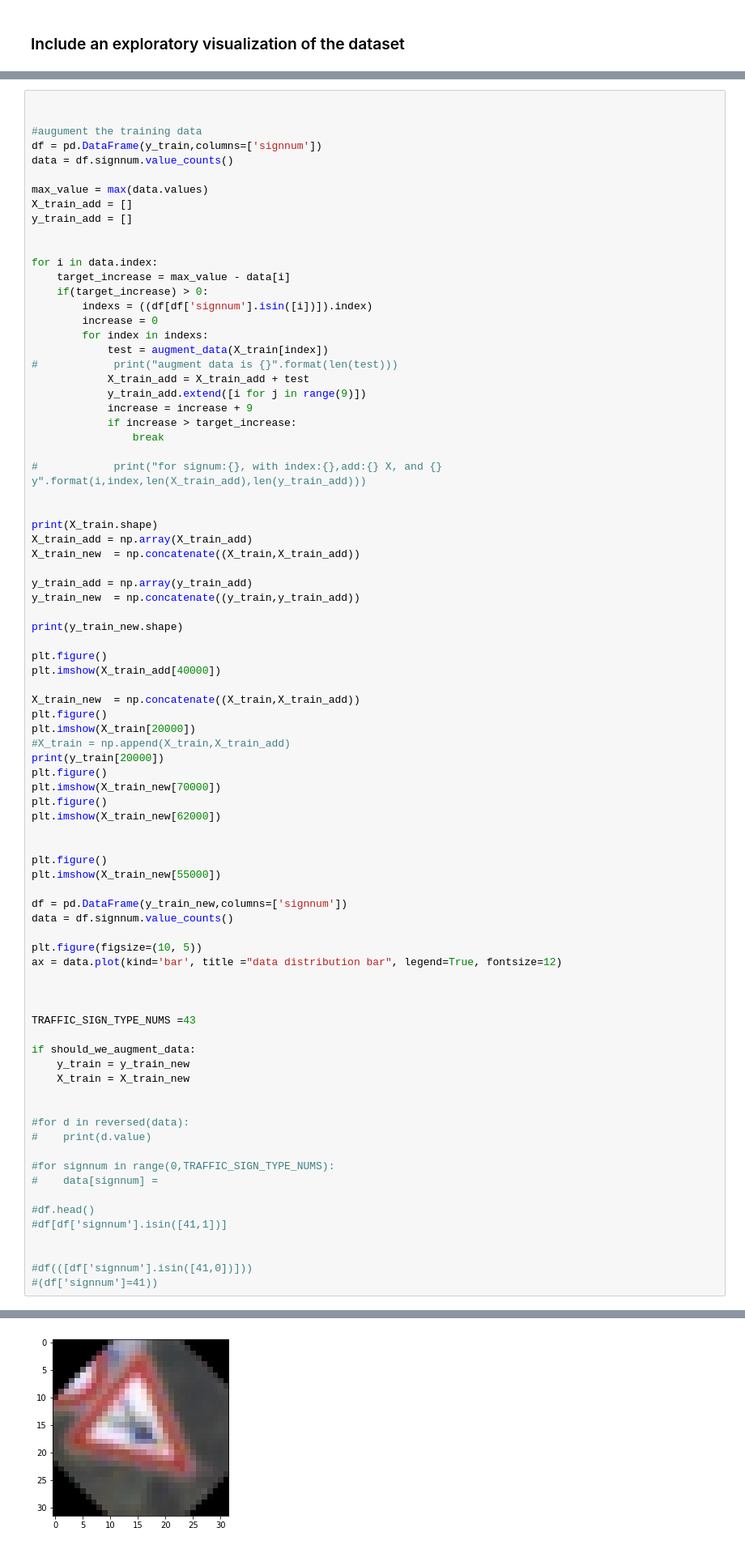
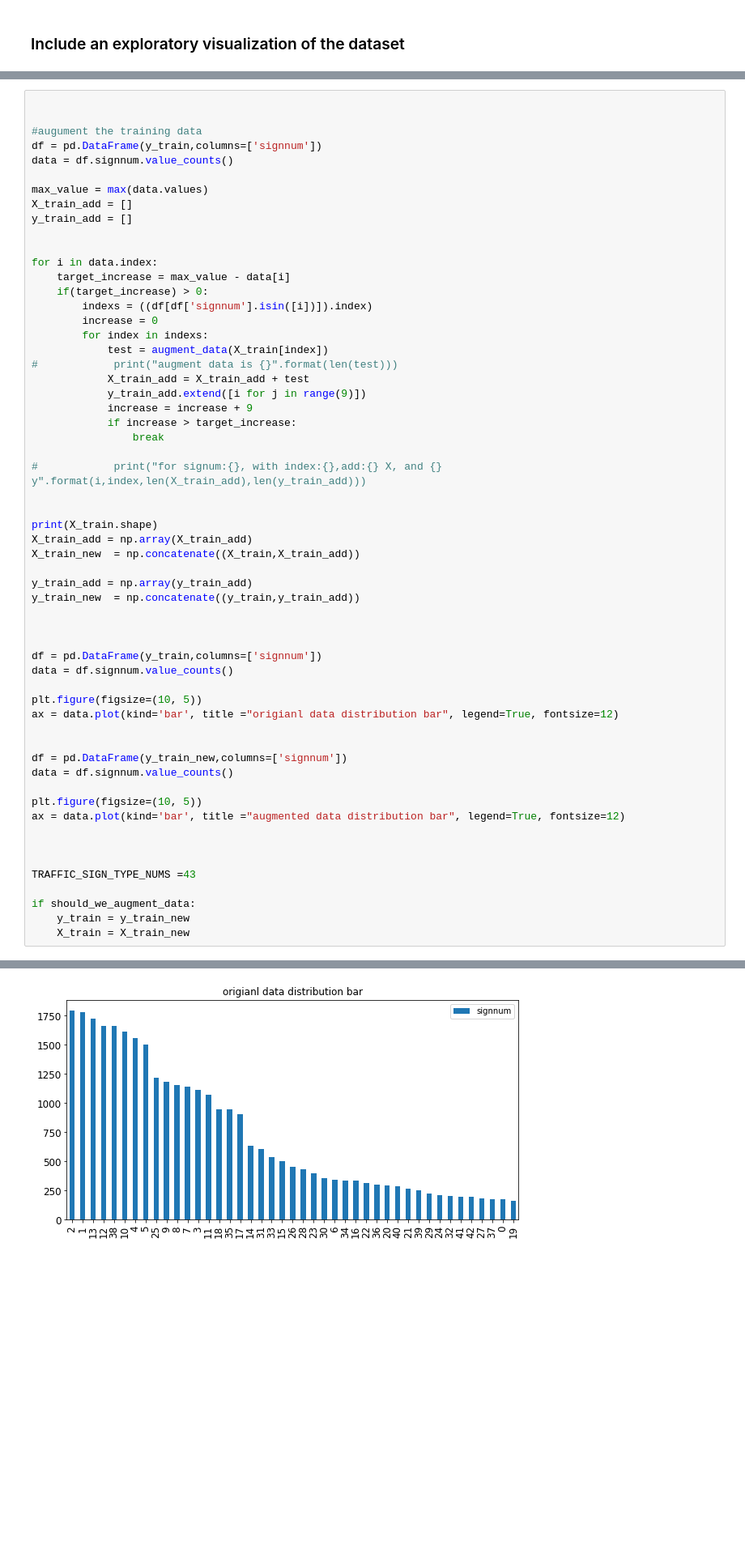
Before and after one commit to godcanfly/CarND-Traffic-Sign-Classifier-Project, a Jupyter notebook: Traffic_Sign_Classifier.ipynb, the cells around one changed output, grey strips where cells are left out. Shown at 81% size. Cells and saved outputs as stored; diff of their text form; blank space fills up the shorter version.

```diff
--- a/Traffic_Sign_Classifier.ipynb
+++ b/Traffic_Sign_Classifier.ipynb
@@ -305,30 +299,20 @@ X_train_new  = np.concatenate((X_train,X_train_add))
 y_train_add = np.array(y_train_add)
 y_train_new  = np.concatenate((y_train,y_train_add))
 
-print(y_train_new.shape)
-
-plt.figure()
-plt.imshow(X_train_add[40000])
-
-X_train_new  = np.concatenate((X_train,X_train_add))
-plt.figure()
-plt.imshow(X_train[20000])
-#X_train = np.append(X_train,X_train_add)
-print(y_train[20000])
-plt.figure()
-plt.imshow(X_train_new[70000])
-plt.figure()
-plt.imshow(X_train_new[62000])
 
 
-plt.figure()
-plt.imshow(X_train_new[55000])
+df = pd.DataFrame(y_train,columns=['signnum'])
+data = df.signnum.value_counts()
+
+plt.figure(figsize=(10, 5))
+ax = data.plot(kind='bar', title ="origianl data distribution bar", legend=True, fontsize=12)
+
 
 df = pd.DataFrame(y_train_new,columns=['signnum'])
 data = df.signnum.value_counts()
 
 plt.figure(figsize=(10, 5))
-ax = data.plot(kind='bar', title ="data distribution bar", legend=True, fontsize=12)
+ax = data.plot(kind='bar', title ="augmented data distribution bar", legend=True, fontsize=12)
 
 
 
@@ -337,19 +321,5 @@ TRAFFIC_SIGN_TYPE_NUMS =43
 if should_we_augment_data:
     y_train = y_train_new
     X_train = X_train_new
-
-
-#for d in reversed(data):
-#    print(d.value)
-
-#for signnum in range(0,TRAFFIC_SIGN_TYPE_NUMS):
-#    data[signnum] =
-
-#df.head()
-#df[df['signnum'].isin([41,1])]
-
-
-#df(([df['signnum'].isin([41,0])]))
-#(df['signnum']=41))
 # %% [output]
 (31367, 32, 32, 3)
@@ -358 +326 @@ if should_we_augment_data:
-[figure, old version]
+[figure, new version]
```
Also changed, not shown: parts of 7 cells of this notebook, 17 other files.
